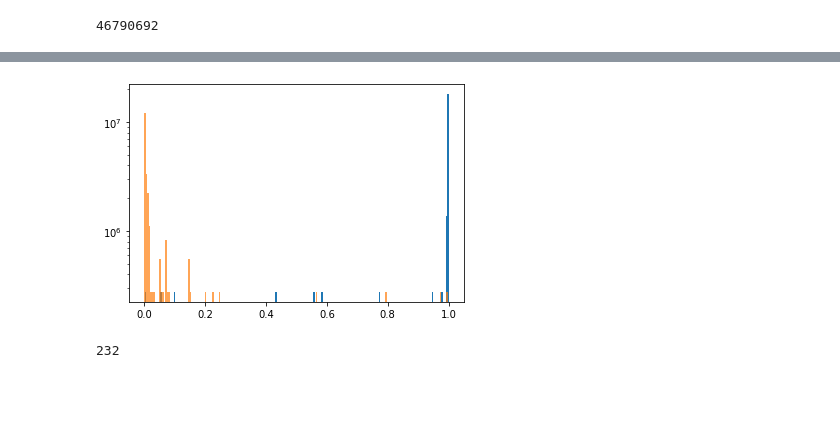
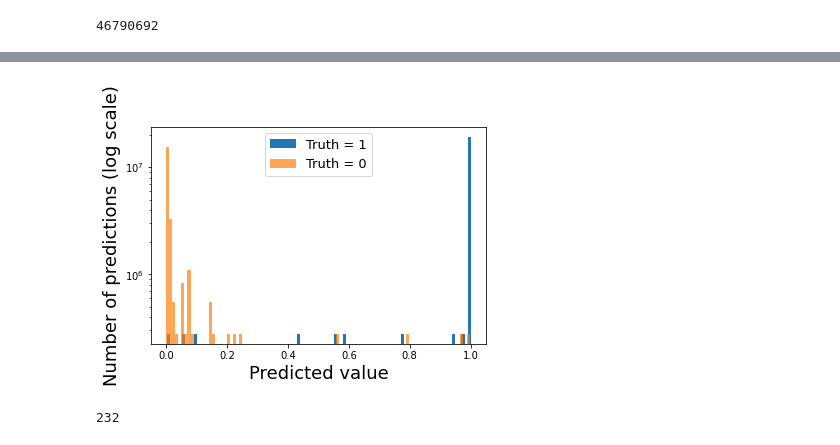
Before and after one commit to mariel-pettee/LCStudies, a Jupyter notebook: classifier/gnn_ming.ipynb, the cells around one changed output, grey strips where cells are left out. Cells and saved outputs as stored; diff of their text form; code cells hidden in the pictures; blank space fills up the shorter version.

Commit message:
fixed prediction and truth code

```diff
--- a/classifier/gnn_ming.ipynb
+++ b/classifier/gnn_ming.ipynb
@@ -411,15 +411,16 @@ class GlobalClassifier(snt.Module):
             use_edges = True,
             use_receiver_nodes = True,
             use_sender_nodes = True,
-            use_globals = True,            # can try true later
-            name='edge_encoder_block')
+            use_globals = True,
+            name='edge_encoder_block'
+        )
 
         self._node_encoder_block = blocks.NodeBlock(
             node_model_fn=make_mlp_model,
-            use_received_edges=True,      # if assigning edge features set to true
-            use_sent_edges=True,          # if assigning edge features set to true
+            use_received_edges=True,
+            use_sent_edges=True,
             use_nodes=True,
-            use_globals=True,             # can try true later to see if any effect
+            use_globals=True,
             name='node_encoder_block'
         )
 
@@ -436,7 +437,7 @@ class GlobalClassifier(snt.Module):
         global_fn = lambda: snt.Sequential([
 #             snt.nets.MLP([32, 64],),
 #             snt.nets.MLP([128, 64],),
-            snt.nets.MLP([128, 64, 128, global_output_size], name='global_output'),       # TODO add more layers, end with size 1
+            snt.nets.MLP([128, 64, 128, global_output_size], name='global_output'),
             tf.sigmoid
         ])
 
@@ -703,9 +737,12 @@ print(len(tpr))
 # %%
-plt.hist(np.array([x.numpy() for x in test_predictions]).flatten()[np.array([x.numpy() for x in test_truth]).flatten() == 1], bins=200)
-plt.hist(np.array([x.numpy() for x in test_predictions]).flatten()[np.array([x.numpy() for x in test_truth]).flatten() == 0], alpha=0.7, bins=200)
+plt.hist(np.array([x.numpy() for x in test_predictions]).flatten()[np.array([x.numpy() for x in test_truth]).flatten() == 1], bins=100, label="Truth = 1")
+plt.hist(np.array([x.numpy() for x in test_predictions]).flatten()[np.array([x.numpy() for x in test_truth]).flatten() == 0], alpha=0.7, bins=100, label="Truth = 0")
 plt.yscale("log")
+plt.xlabel("Predicted value")
+plt.ylabel("Number of predictions (log scale)")
+plt.legend();
 # %% [output]
-[figure, old version]
+[figure, new version]
 # %%
 len(np.unique(np.array([x.numpy() for x in test_predictions]).flatten()[np.array([x.numpy() for x in test_truth]).flatten() == 1]))
 # %% [output]
```
Also changed, not shown: parts of 10 cells of this notebook.
